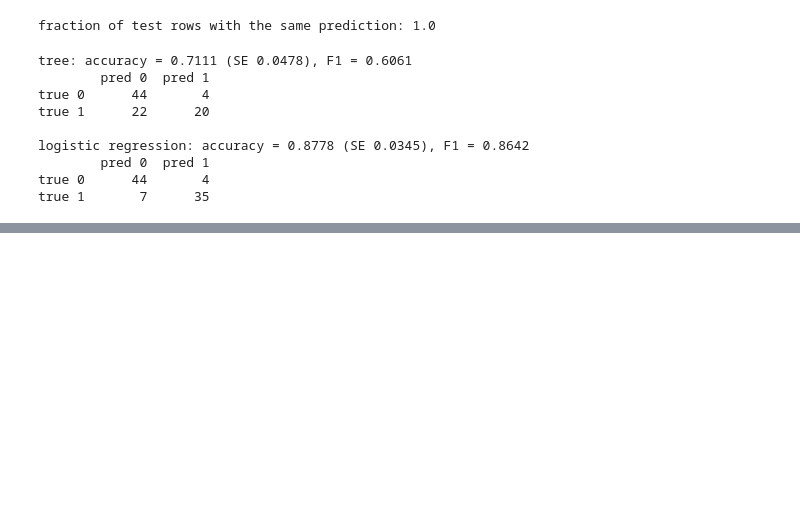
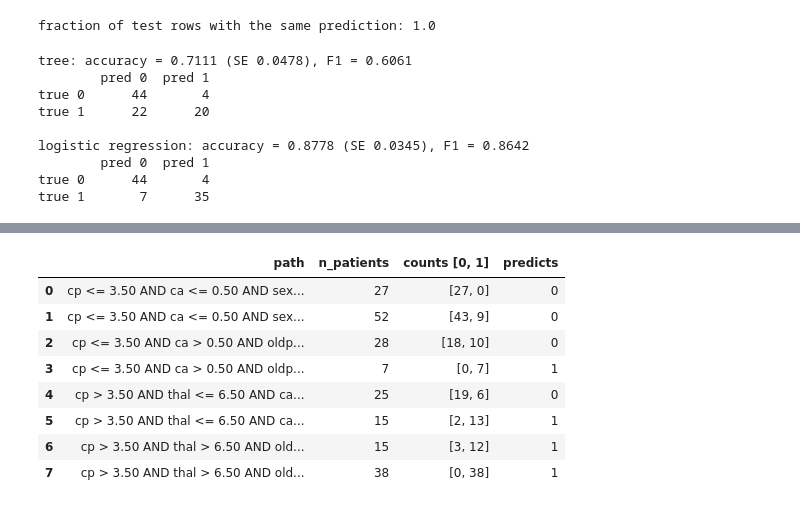
Before and after one commit to Annamerkulova/Merkulova_ML_task_2, a Jupyter notebook: ML_Task_2.ipynb, the cells around one changed output, grey strips where cells are left out. Cells and saved outputs as stored; diff of their text form; code cells hidden in the pictures; blank space fills up the shorter version.

```diff
--- a/ML_Task_2.ipynb
+++ b/ML_Task_2.ipynb
@@ -589,3 +589,11 @@ logistic regression: accuracy = 0.8778 (SE 0.0345), F1 = 0.8642
         pred 0  pred 1
 true 0      44       4
 true 1       7      35
+# %%
+# 5
+from sklearn.tree import export_text
+
+shallow = DecisionTreeClassifier(criterion="entropy", max_depth=3, random_state=SEED).fit(X_train, y_train)
+print(export_text(shallow, feature_names=feature_names))
+ranked = sorted(zip(shallow.feature_importances_, feature_names), reverse=True)
+print([(name, round(float(imp), 3)) for imp, name in ranked[:5]])
@@ -591,0 +618,34 @@ true 1       7      35
+# %%
+# 5a
+def leaf_rules(est, names):
+    """List every leaf: path conditions, number of training patients, class counts [no disease, disease], predicted class."""
+    t = est.tree_
+    out = []
+
+    def walk(node, conds):
+        if t.children_left[node] == -1:
+            v = t.value[node][0]
+            counts = np.round(v / v.sum() * t.n_node_samples[node]).astype(int)
+            out.append({"path": " AND ".join(conds), "n_patients": int(t.n_node_samples[node]),
+                        "counts [0, 1]": counts.tolist(), "predicts": int(np.argmax(counts))})
+        else:
+            f, thr = names[t.feature[node]], t.threshold[node]
+            walk(t.children_left[node], conds + [f"{f} <= {thr:.2f}"])
+            walk(t.children_right[node], conds + [f"{f} > {thr:.2f}"])
+
+    walk(0, [])
+    return pd.DataFrame(out)
+
+
+pd.set_option("display.max_colwidth", None)
+leaf_rules(shallow, feature_names)
+# %% [output]
+|  | path | n_patients | counts [0, 1] | predicts |
+| 0 | cp <= 3.50 AND ca <= 0.50 AND sex... | 27 | [27, 0] | 0 |
+| 1 | cp <= 3.50 AND ca <= 0.50 AND sex... | 52 | [43, 9] | 0 |
+| 2 | cp <= 3.50 AND ca > 0.50 AND oldp... | 28 | [18, 10] | 0 |
+| 3 | cp <= 3.50 AND ca > 0.50 AND oldp... | 7 | [0, 7] | 1 |
+| 4 | cp > 3.50 AND thal <= 6.50 AND ca... | 25 | [19, 6] | 0 |
+| 5 | cp > 3.50 AND thal <= 6.50 AND ca... | 15 | [2, 13] | 1 |
+| 6 | cp > 3.50 AND thal > 6.50 AND old... | 15 | [3, 12] | 1 |
+| 7 | cp > 3.50 AND thal > 6.50 AND old... | 38 | [0, 38] | 1 |
```
Also changed, not shown: parts of 2 cells of this notebook.
